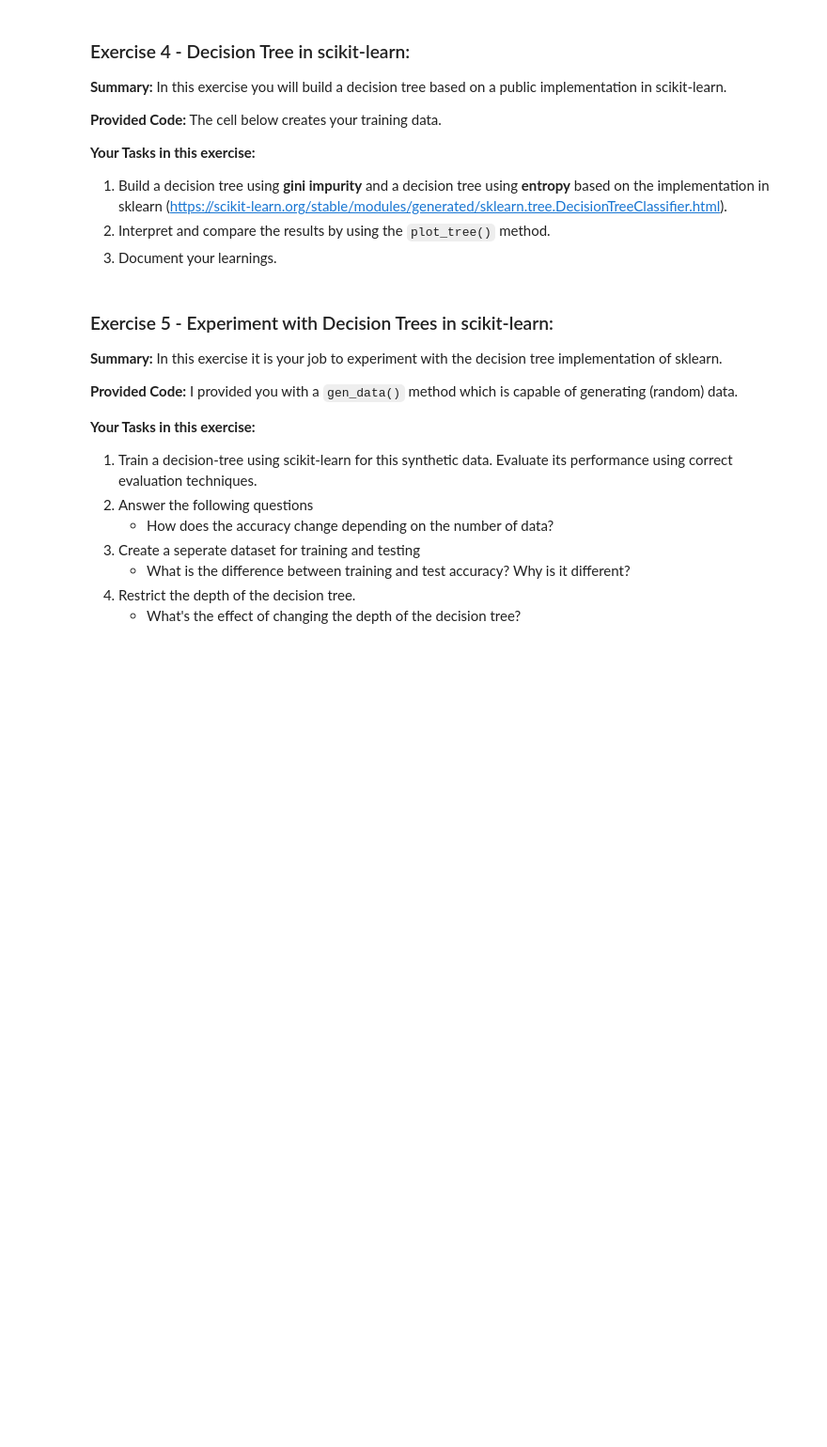
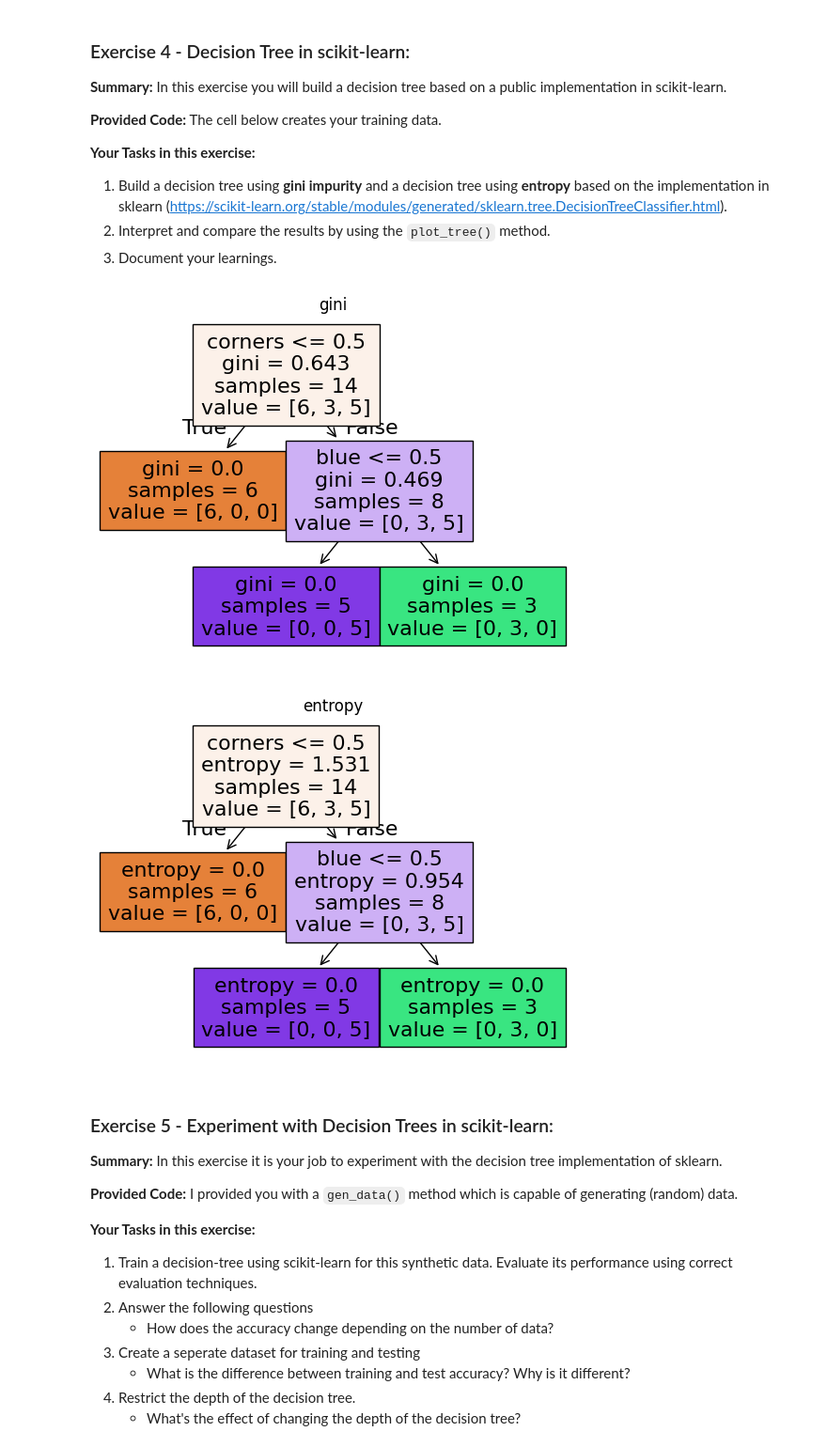
Before and after one commit to atakan4804/machine_learning, a Jupyter notebook: Machine-Learning/Decision-Trees/Decision-Tree-Exercises.ipynb, the cells around one changed output. Shown at 94% size. Saved outputs shown, nothing was run; the diff lists cells and outputs as text; code cells hidden in the pictures; blank space fills up the shorter version.

```diff
--- a/Machine-Learning/Decision-Trees/Decision-Tree-Exercises.ipynb
+++ b/Machine-Learning/Decision-Trees/Decision-Tree-Exercises.ipynb
@@ -210,37 +210,44 @@ print(gini_impurity(C))
 # %%
 from sklearn import tree
 import matplotlib.pyplot as plt
+import numpy as np
+
+circle, triangle, rectangle = 0, 1, 2
+
 Y = np.array([  circle, circle, circle, circle, circle, circle,
                 triangle, triangle, triangle,
                 rectangle, rectangle, rectangle, rectangle, rectangle
             ])
 
 # Attributes (aka Features)
 # x1 = corners, x2 = blue
 # Notice that sklearn does not support categorical attributes we therefore encode this
 # (one-hot-encoded) by using 0 as False and 1 as True.
 #
 X = np.array([[0, 1],  # circle 1
               [0, 1],  # circle 2
               [0, 0], # circle 3
               [0, 0], # circle 4
               [0, 0], # circle 5
               [0, 0], # circle 6
               [1, 1],   # triangle 1
               [1, 1],   # triangle 2
               [1, 1],   # triangle 3
               [1, 0],  # rectangle 1
               [1, 0],  # rectangle 2
               [1, 0],  # rectangle 3
               [1, 0],  # rectangle 4
               [1, 0]   # rectangle 5
             ])
 
 for criterion in ["gini","entropy"]:
   clf = tree.DecisionTreeClassifier(criterion=criterion).fit(X, Y)
   tree.plot_tree(clf, feature_names=["corners", "blue"], filled=True)
   plt.title(criterion)
   plt.show()
+# %% [output]
+[figure, added]
+[figure, added]
 # %% [markdown]
 ### Exercise 5 - Experiment with Decision Trees in scikit-learn:
 
```
Also changed, not shown: parts of 8 cells of this notebook.
